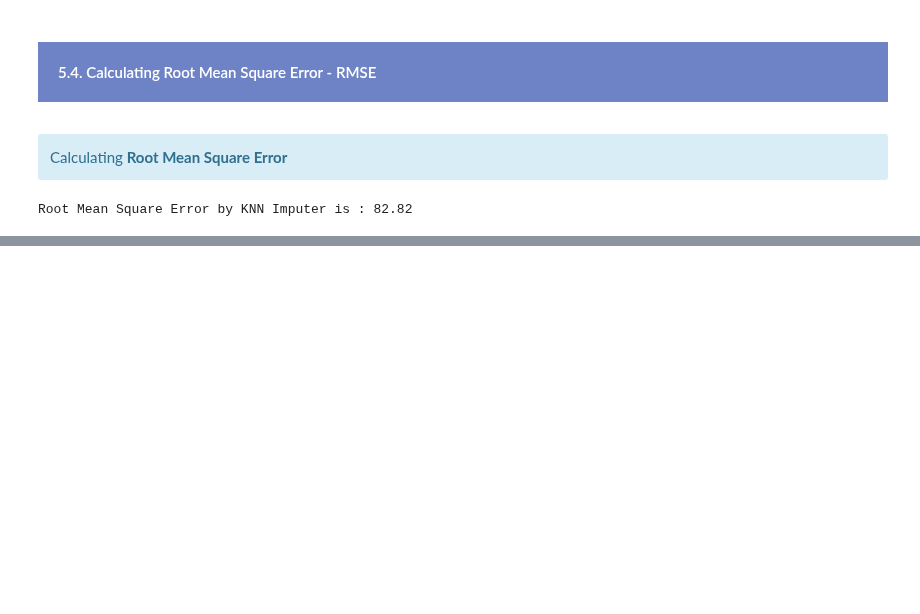
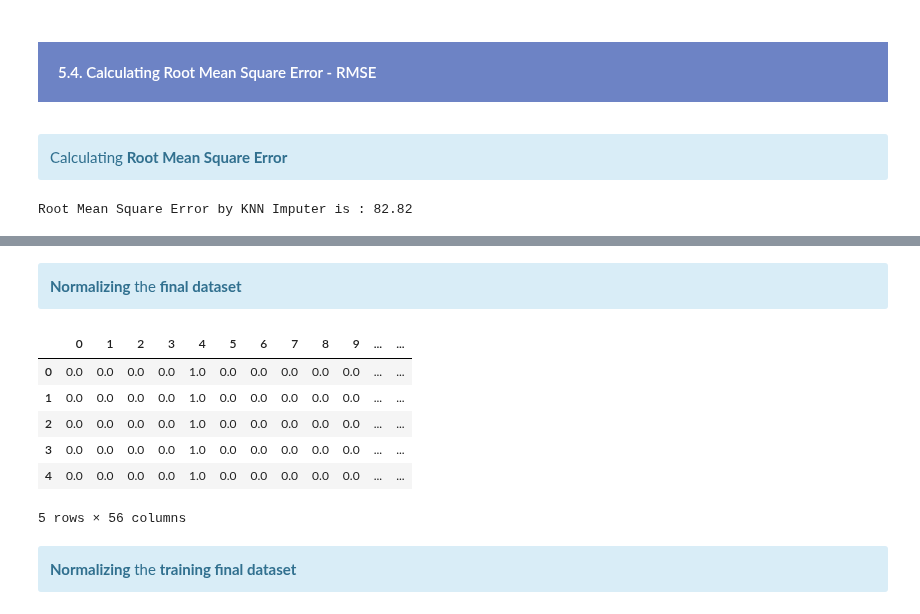
Before and after one commit to samirhinojosa/OC-P4-consumption-needs-of-buildings, a Jupyter notebook: analysis_notebook.ipynb, the cells around one changed output, grey strips where cells are left out. Cells and saved outputs as stored; diff of their text form; code cells hidden in the pictures; blank space fills up the shorter version.

```diff
--- a/cleaning_notebook.ipynb
+++ b/analysis_notebook.ipynb
@@ -1087,0 +1211,22 @@ Root Mean Square Error by KNN Imputer is : 82.82
+# %% [markdown]
+<div class="alert alert-block alert-info">
+    <b>Normalizing</b> the <b>final dataset</b>
+</div>
+# %%
+scaler_features = scaler.fit_transform(df_KNN_OneHotEncoder)
+# %%
+df_KNN_OneHotEncoder = pd.DataFrame(scaler_features, index=df_KNN_OneHotEncoder.index, columns=df_KNN_OneHotEncoder.columns)
+# %%
+df_KNN_OneHotEncoder.head()
+# %% [output]
+|  | 0 | 1 | 2 | 3 | 4 | 5 | 6 | 7 | 8 | 9 | ... | ... |
+| 0 | 0.0 | 0.0 | 0.0 | 0.0 | 1.0 | 0.0 | 0.0 | 0.0 | 0.0 | 0.0 | ... | ... |
+| 1 | 0.0 | 0.0 | 0.0 | 0.0 | 1.0 | 0.0 | 0.0 | 0.0 | 0.0 | 0.0 | ... | ... |
+| 2 | 0.0 | 0.0 | 0.0 | 0.0 | 1.0 | 0.0 | 0.0 | 0.0 | 0.0 | 0.0 | ... | ... |
+| 3 | 0.0 | 0.0 | 0.0 | 0.0 | 1.0 | 0.0 | 0.0 | 0.0 | 0.0 | 0.0 | ... | ... |
+| 4 | 0.0 | 0.0 | 0.0 | 0.0 | 1.0 | 0.0 | 0.0 | 0.0 | 0.0 | 0.0 | ... | ... |
+5 rows × 56 columns
+# %% [markdown]
+<div class="alert alert-block alert-info">
+    <b>Normalizing</b> the <b>training final dataset</b>
+</div>
```
Also changed, not shown: parts of 44 cells of this notebook.
